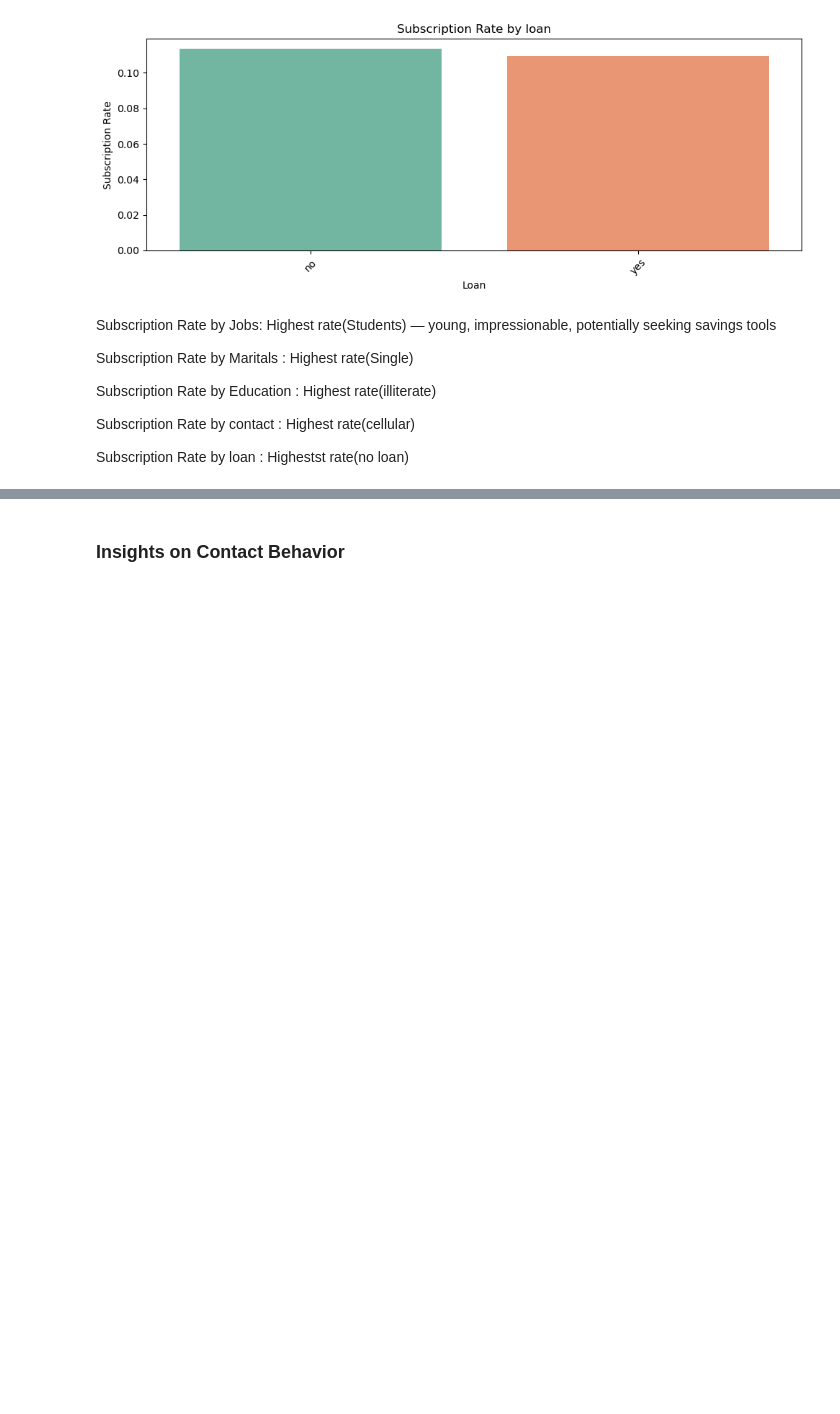
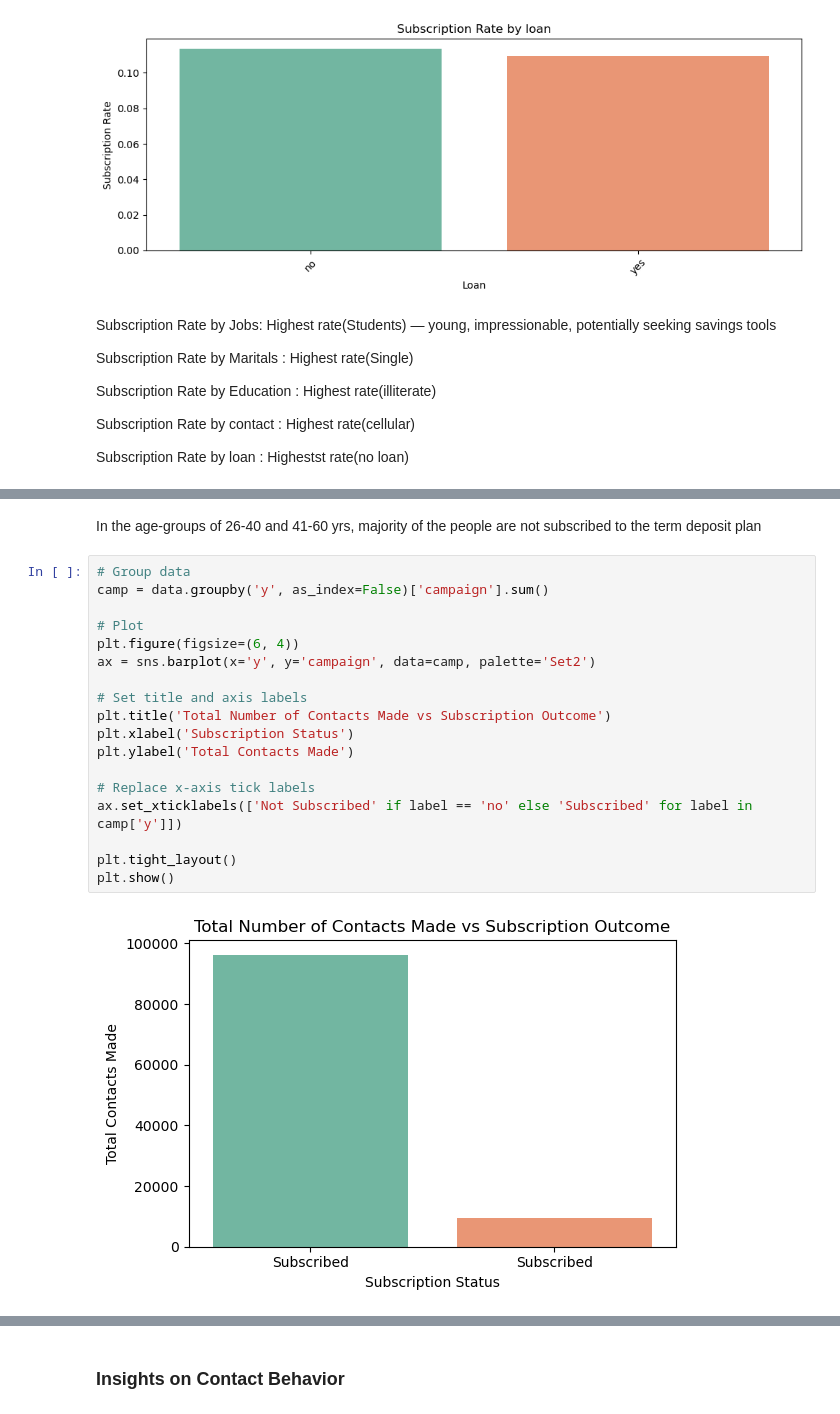
Before and after one commit to leenarganta/bank_marketing_campaign, a Jupyter notebook: EDA NOTEBOOK.ipynb, the cells around one changed output, grey strips where cells are left out. Drawn from its saved outputs; the diff is of its cells as text; blank space fills up the shorter version.

```diff
--- a/EDA NOTEBOOK.ipynb
+++ b/EDA NOTEBOOK.ipynb
@@ -137,0 +311,22 @@ Target variable (y) insights:
+# %% [markdown]
+In the age-groups of 26-40 and 41-60 yrs, majority of the people are not subscribed to the term deposit plan
+# %%
+# Group data
+camp = data.groupby('y', as_index=False)['campaign'].sum()
+
+# Plot
+plt.figure(figsize=(6, 4))
+ax = sns.barplot(x='y', y='campaign', data=camp, palette='Set2')
+
+# Set title and axis labels
+plt.title('Total Number of Contacts Made vs Subscription Outcome')
+plt.xlabel('Subscription Status')
+plt.ylabel('Total Contacts Made')
+
+# Replace x-axis tick labels
+ax.set_xticklabels(['Not Subscribed' if label == 'no' else 'Subscribed' for label in camp['y']])
+
+plt.tight_layout()
+plt.show()
+# %% [output]
+[figure, added]
```
Also changed, not shown: parts of 27 cells of this notebook, 1 other file.
